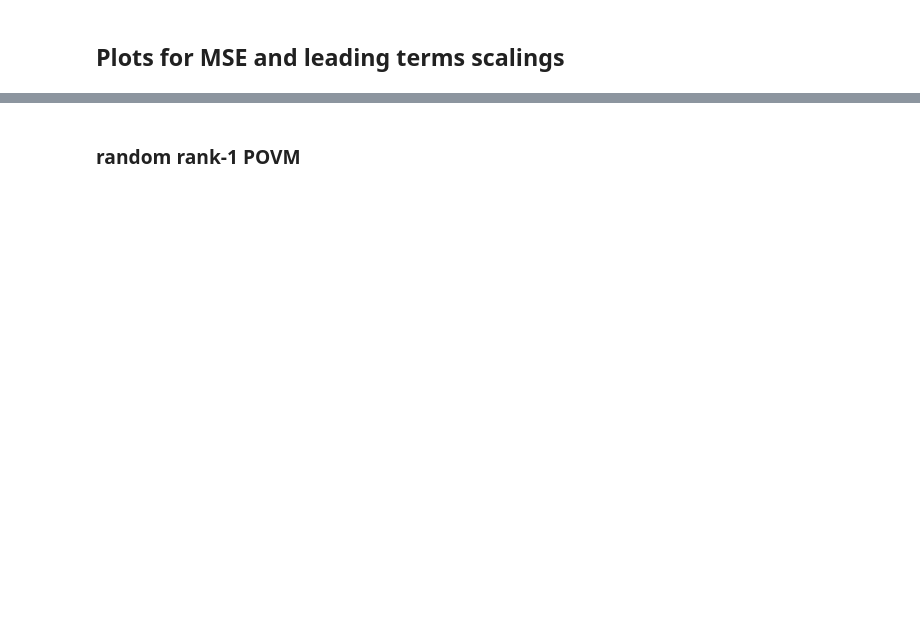
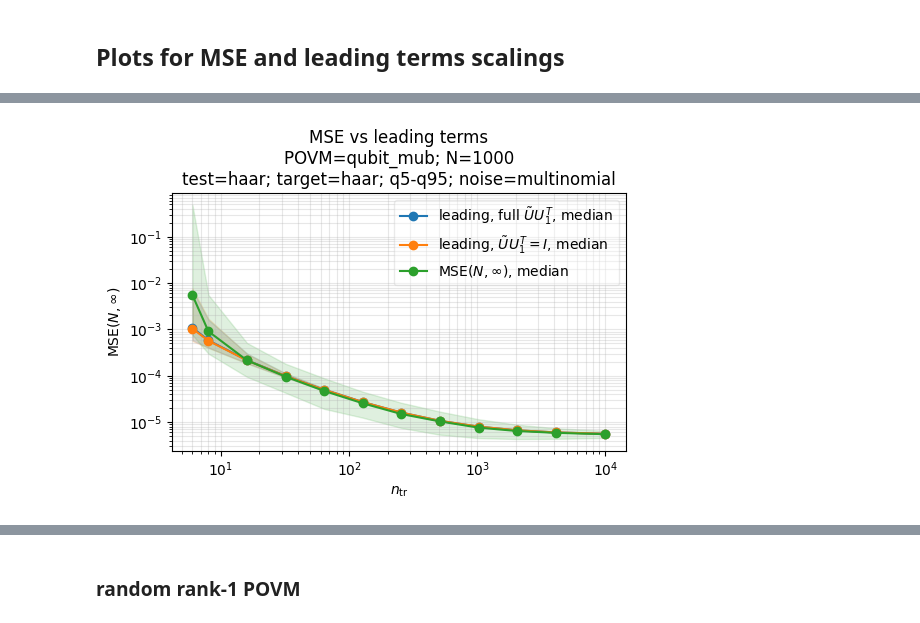
Before and after one commit to lucainnocenti/qelm_v2, a Jupyter notebook: scaling_Schur_correction.ipynb, the cells around one changed output, grey strips where cells are left out. Saved outputs shown, nothing was run; the diff lists cells and outputs as text; code cells hidden in the pictures; blank space fills up the shorter version.

```diff
--- a/scaling_Schur_correction.ipynb
+++ b/scaling_Schur_correction.ipynb
@@ -738,0 +476,5 @@ d=2, nout=6, ntr=10000, N=1000, trials=100
+# %%
+plot_saved_training_data("data/mub_haarstates_N1000_vsntr_extended_1.zip",
+                         plots="mse", quantile_band=(0.05, 0.95), show_mean=False);
+# %% [output]
+[figure, added]
```
Also changed, not shown: parts of 35 cells of this notebook, 17 other files.
